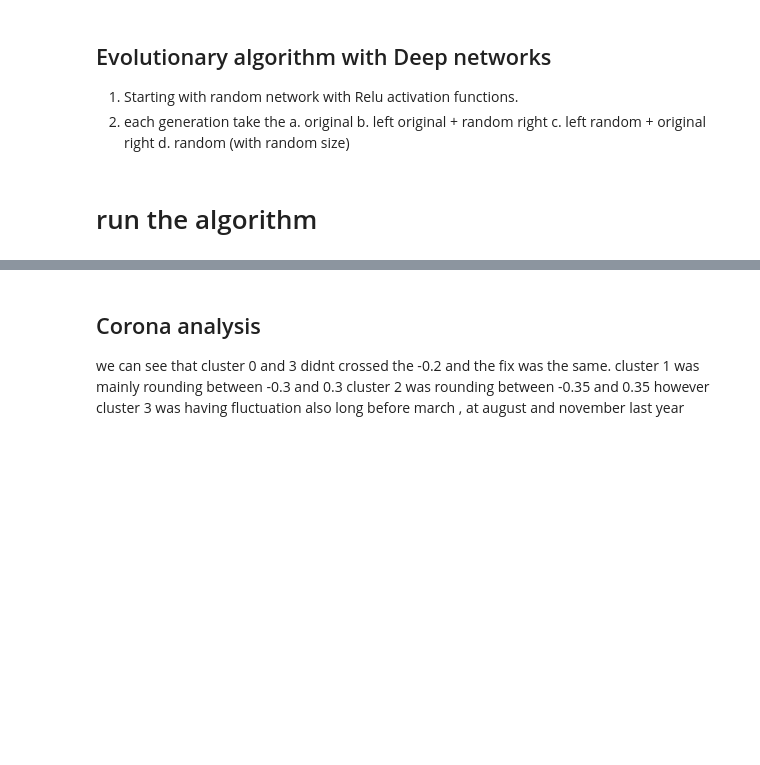
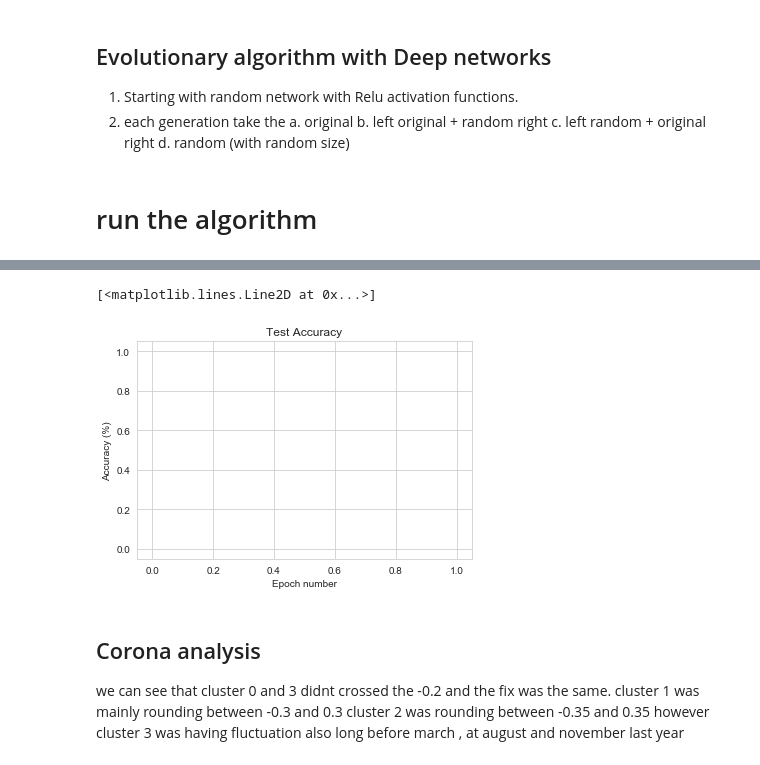
Before and after one commit to JefZevikw/MachineLearning, a Jupyter notebook: hotels.ipynb, the cells around one changed output, grey strips where cells are left out. Drawn from its saved outputs; the diff is of its cells as text; code cells hidden in the pictures; blank space fills up the shorter version.

```diff
--- a/hotels.ipynb
+++ b/hotels.ipynb
@@ -633,6 +692,6 @@ df_train.head(100)
 # %%
 
-n_epoch = 12
+n_epoch = 6
 Train_loss = []
 Test_loss = []
 Test_acc = []
@@ -646,8 +705,8 @@ best , ar1,ar2 = next_gen(arx)
 #This is the 4 models that we are working on
 loops = [best,ar1,ar2,arx]
 
-#target_columns='Discount Code'
-target_columns = 'Discount Price'
+target_columns='DiscountPerc'
+#target_columns = 'perc'
 results =[]
 best_score =0
 a,b,best =[],[],[]
@@ -655,31 +714,35 @@ for generations in range (2):
     #plt.plot(Test_acc)
     #Loop over the models and choose the best one.
     for index in range(4):
-        criterion = nn.NLLLoss()
-        #criterion = nn.MSELoss
+        criterion = nn.MSELoss()
+        #criterion = nn.CrossEntropyLoss()
         model ,optimizer ,ar = create_model(loops[index])
         temp_model = model
         temp_optimizer = optimizer
 
         for i in range(n_epoch):
-
+            #print (df_train.head())
             train_loader = create_set(10000,df_train,target_columns)
             #print(df_train.head())
             train_loss = train_epoch(temp_model,train_loader,criterion,temp_optimizer)
-            test_loss,test_acc,pre = test_epoch(temp_model,validate_loader,criterion)
-            print (pre)
+            test_loss = test_epoch(temp_model,validate_loader,criterion)
+
             #Train_loss.append(train_loss)
-            #Test_loss.append(test_loss)
-            Test_acc.append(test_acc)
+            Test_loss.append(test_loss)
+            print("train loss",train_loss)
+            print("test loss" , test_loss)
+            #Test_acc.append(test_acc)
             print('='*50,'gen=',generations,'index',i,'vector=',index)
 
-        if (test_acc > best_score):
+        if (test_loss < best_score):
             print ("updating model ======= ", test_acc)
             best_model = temp_model
             best_optimizer = temp_optimizer
-            best_score = test_acc
+            best_score = test_loss
 
-        results.append(test_acc)
+        results.append(test_loss)
+
+    print (results)
     if (results[0]> results[1] and results[0]> results[2] and results[0]> results[3]):
         print('results 0')
         best
@@ -688,14 +751,18 @@ for generations in range (2):
     if (results[1]> results[0] and results[1]> results[2] and results[1]> results[3]):
         print('results 1')
         a,b,best = next_gen(loops[1])
-    if (results[2]> results[0] and results[2]> results[1] and results[2]> results[3]):
+    elif (results[2]> results[0] and results[2]> results[1] and results[2]> results[3]):
         print('results 2')
         a,b,best = next_gen(loops[2])
 
-    if (results[3]> results[0] and results[3]> results[1] and results[3]> results[2]):
+    elif (results[3]> results[0] and results[3]> results[1] and results[3]> results[2]):
         print('results 2')
         a,b,best = next_gen(loops[3])
-
+    else:
+        best = create_ar(4)
+        a=create_ar(8)
+        b=create_ar(8)
+        c=create_ar(8)
 
     c=create_ar(8)
     loops = [a,b,best,c]
@@ -740,8 +814,11 @@ NameError: name 'best_model' is not defined
 # %%
 plt.title('Test Accuracy')
 plt.xlabel('Epoch number')
 plt.ylabel('Accuracy (%)')
-plt.plot(Test_acc)
+plt.plot(results)
+# %% [output]
+[<matplotlib.lines.Line2D at 0x...>]
+[figure, added]
 # %%
 X = df_train.sample(n=10000)
 
```
Also changed, not shown: parts of 19 cells of this notebook.
